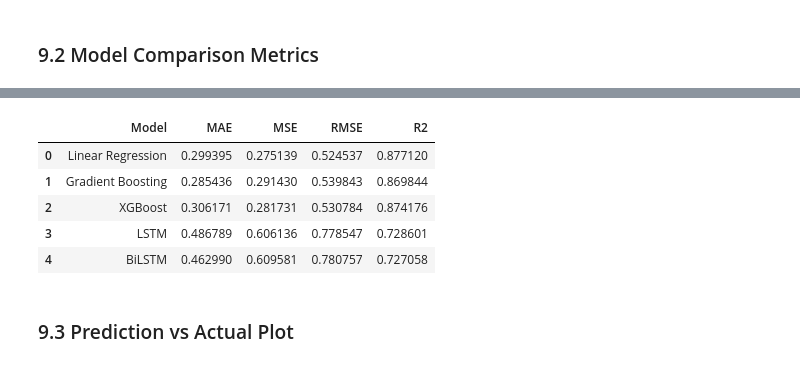
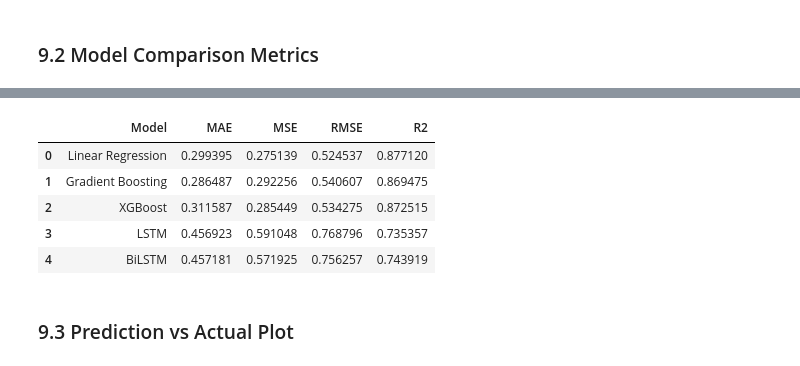
Before and after one commit to ferrikrisdiantoro/rainfall-analysis-webapp, a Jupyter notebook: notebook/prediksi_hujan.ipynb, the cells around one changed output, grey strips where cells are left out. Cells and saved outputs as stored; diff of their text form; code cells hidden in the pictures.

```diff
--- a/notebook/prediksi_hujan.ipynb
+++ b/notebook/prediksi_hujan.ipynb
@@ -350,21 +365,24 @@ Sequence shape - Train: (1428, 7, 1), Test: (358, 7, 1)
 # Linear Regression
 lr_model = LinearRegression()
 
-# Gradient Boosting Regressor
+# Gradient Boosting Regressor (ONNX-compatible)
 gbr_model = GradientBoostingRegressor(
     n_estimators=100,
     max_depth=5,
+    learning_rate=0.1,
     random_state=42
 )
 
-# XGBoost Regressor
+# XGBoost Regressor (ONNX-compatible)
 xgb_model = XGBRegressor(
     n_estimators=200,
     max_depth=4,
     learning_rate=0.05,
     subsample=0.8,
     colsample_bytree=0.8,
-    random_state=42
+    random_state=42,
+    base_score=0.5,  # Fixed value - required for ONNX compatibility
+    booster='gbtree'  # Ensure tree-based booster for ONNX
 )
 
 print('Scikit-Learn models defined: LinearRegression, GradientBoostingRegressor, XGBRegressor')
@@ -478,16 +496,16 @@ Callbacks defined: EarlyStopping, ModelCheckpoint, ReduceLROnPlateau
 # %% [markdown]
 ### 8.1 Training Scikit-Learn Models
 # %%
-# Linear Regression
-lr_model.fit(X_train, y_train)
+# Linear Regression (using SCALED features)
+lr_model.fit(X_train_scaled, y_train)
 print('Linear Regression trained!')
 
-# Gradient Boosting
-gbr_model.fit(X_train, y_train)
+# Gradient Boosting (using SCALED features)
+gbr_model.fit(X_train_scaled, y_train)
 print('Gradient Boosting trained!')
 
-# XGBoost
-xgb_model.fit(X_train, y_train)
+# XGBoost (using SCALED features as numpy array for ONNX compatibility)
+xgb_model.fit(X_train_scaled.values, y_train.values)
 print('XGBoost trained!')
 # %% [output]
 Linear Regression trained!
@@ -614,14 +632,20 @@ def evaluate_model(name, y_true, y_pred):
 
 results = []
 
-# Evaluate ML models
-results.append(evaluate_model('Linear Regression', y_test, lr_model.predict(X_test)))
-results.append(evaluate_model('Gradient Boosting', y_test, gbr_model.predict(X_test)))
-results.append(evaluate_model('XGBoost', y_test, xgb_model.predict(X_test)))
+# Evaluate ML models (using SCALED features)
+results.append(evaluate_model('Linear Regression', y_test, lr_model.predict(X_test_scaled)))
+results.append(evaluate_model('Gradient Boosting', y_test, gbr_model.predict(X_test_scaled)))
+results.append(evaluate_model('XGBoost', y_test, xgb_model.predict(X_test_scaled.values)))
 
-# Evaluate DL models
-results.append(evaluate_model('LSTM', y_te, lstm_model.predict(X_te).ravel()))
-results.append(evaluate_model('BiLSTM', y_te, bilstm_model.predict(X_te).ravel()))
+# Evaluate DL models (need INVERSE TRANSFORM because trained on scaled data)
+pred_lstm_scaled = lstm_model.predict(X_te).ravel()
+pred_bilstm_scaled = bilstm_model.predict(X_te).ravel()
+pred_lstm = target_scaler.inverse_transform(pred_lstm_scaled.reshape(-1, 1)).ravel()
+pred_bilstm = target_scaler.inverse_transform(pred_bilstm_scaled.reshape(-1, 1)).ravel()
+y_te_original = target_scaler.inverse_transform(y_te.reshape(-1, 1)).ravel()
+
+results.append(evaluate_model('LSTM', y_te_original, pred_lstm))
+results.append(evaluate_model('BiLSTM', y_te_original, pred_bilstm))
 
 results_df = pd.DataFrame(results)
 print('=== MODEL COMPARISON ===')
@@ -632,10 +656,10 @@ results_df
 === MODEL COMPARISON ===
 |  | Model | MAE | MSE | RMSE | R2 |
 | 0 | Linear Regression | 0.299395 | 0.275139 | 0.524537 | 0.877120 |
-| 1 | Gradient Boosting | 0.285436 | 0.291430 | 0.539843 | 0.869844 |
-| 2 | XGBoost | 0.306171 | 0.281731 | 0.530784 | 0.874176 |
-| 3 | LSTM | 0.486789 | 0.606136 | 0.778547 | 0.728601 |
-| 4 | BiLSTM | 0.462990 | 0.609581 | 0.780757 | 0.727058 |
+| 1 | Gradient Boosting | 0.286487 | 0.292256 | 0.540607 | 0.869475 |
+| 2 | XGBoost | 0.311587 | 0.285449 | 0.534275 | 0.872515 |
+| 3 | LSTM | 0.456923 | 0.591048 | 0.768796 | 0.735357 |
+| 4 | BiLSTM | 0.457181 | 0.571925 | 0.756257 | 0.743919 |
 # %% [markdown]
 ### 9.3 Prediction vs Actual Plot
 # %%
```
Also changed, not shown: parts of 24 cells of this notebook, 18 other files.
